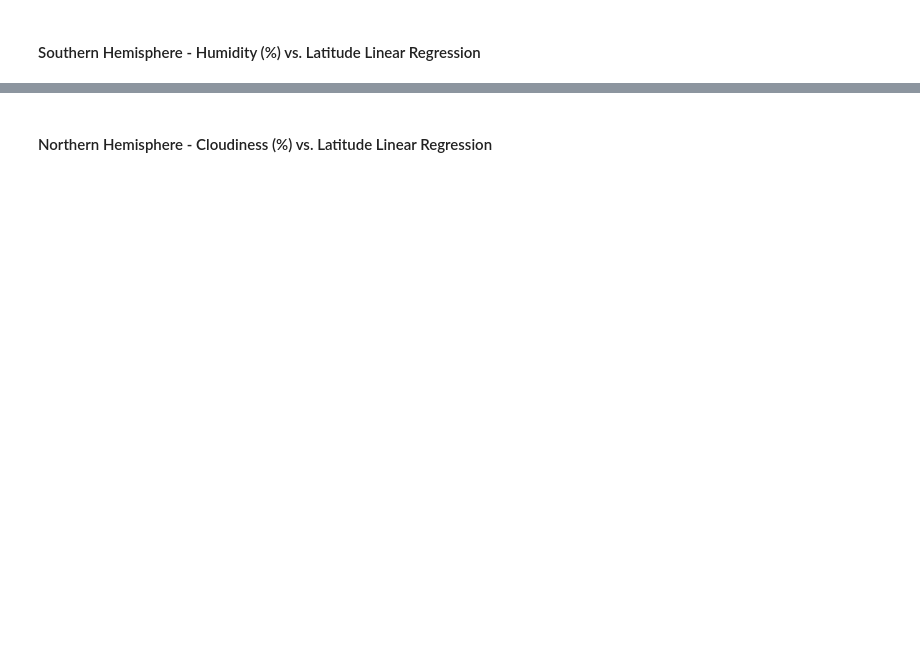
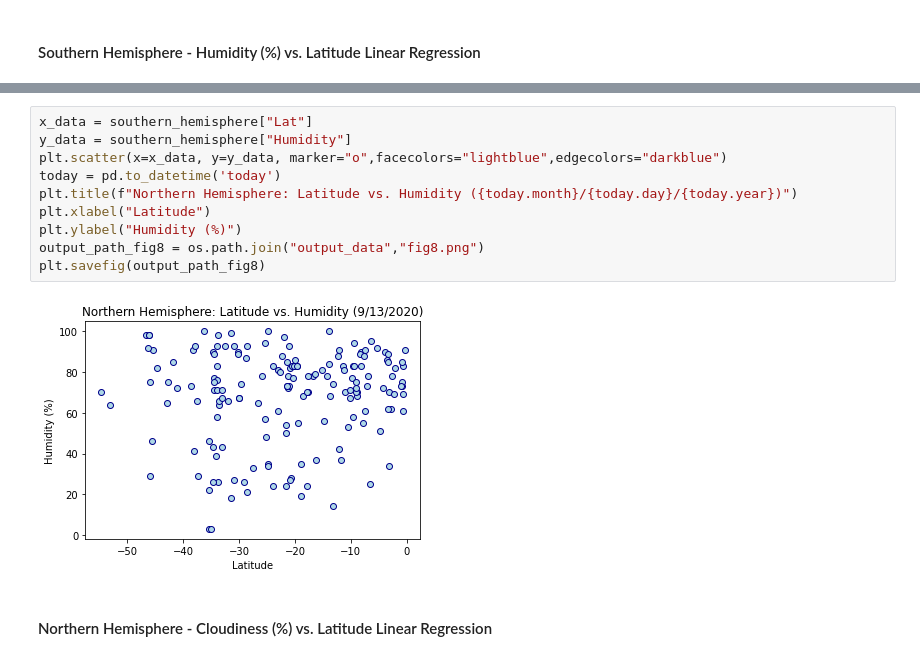
Before and after one commit to mcbien/python_apis_challenge, a Jupyter notebook: WeatherPy.ipynb, the cells around one changed output, grey strips where cells are left out. Saved outputs shown, nothing was run; the diff lists cells and outputs as text; blank space fills up the shorter version.

```diff
--- a/WeatherPy.ipynb
+++ b/WeatherPy.ipynb
@@ -268,2 +318,14 @@ The r-value is: 0.014985174297345524
+# %%
+x_data = southern_hemisphere["Lat"]
+y_data = southern_hemisphere["Humidity"]
+plt.scatter(x=x_data, y=y_data, marker="o",facecolors="lightblue",edgecolors="darkblue")
+today = pd.to_datetime('today')
+plt.title(f"Northern Hemisphere: Latitude vs. Humidity ({today.month}/{today.day}/{today.year})")
+plt.xlabel("Latitude")
+plt.ylabel("Humidity (%)")
+output_path_fig8 = os.path.join("output_data","fig8.png")
+plt.savefig(output_path_fig8)
+# %% [output]
+[figure, added]
 # %% [markdown]
 ####  Northern Hemisphere - Cloudiness (%) vs. Latitude Linear Regression
```
Also changed, not shown: parts of 18 cells of this notebook, 8 other files.
